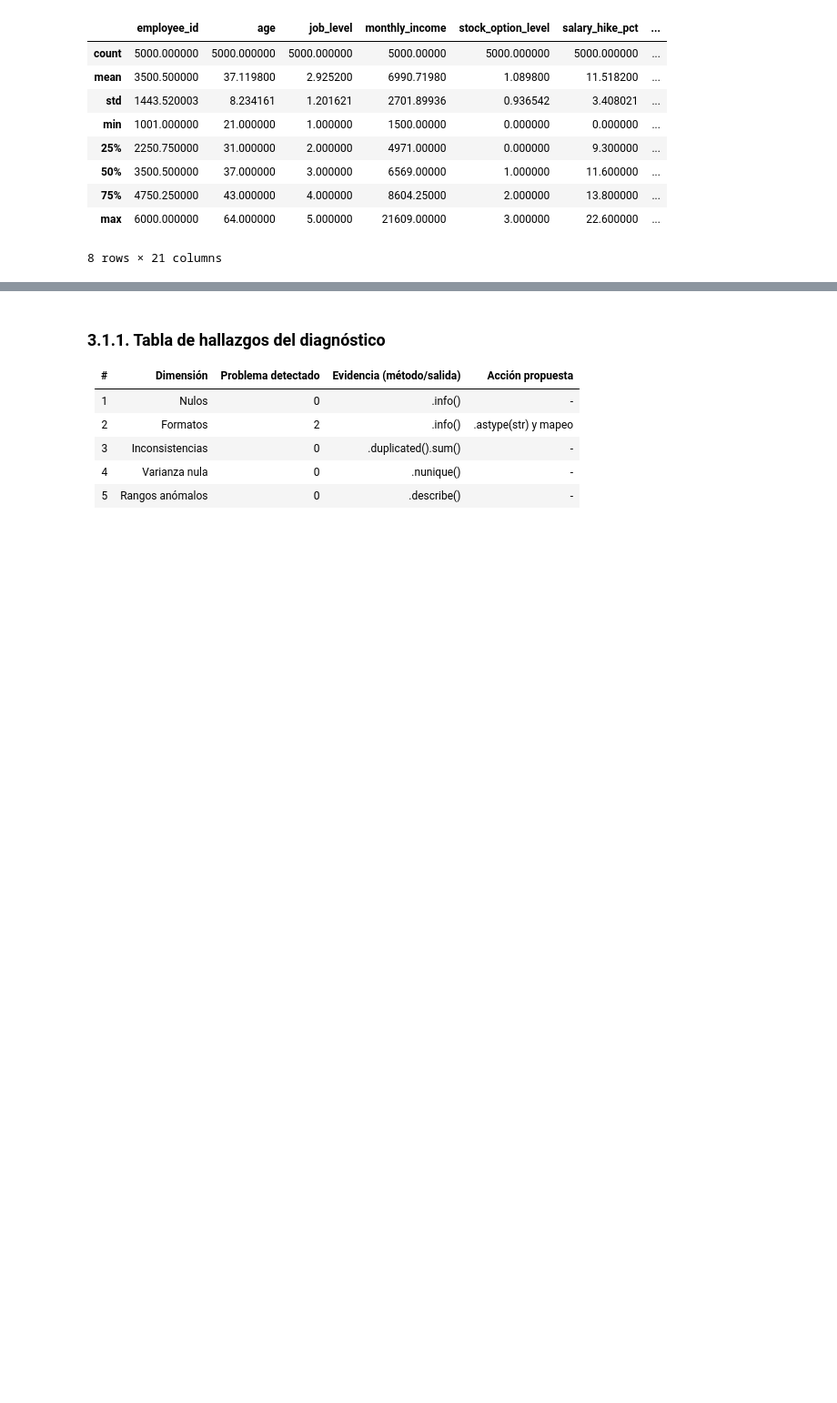
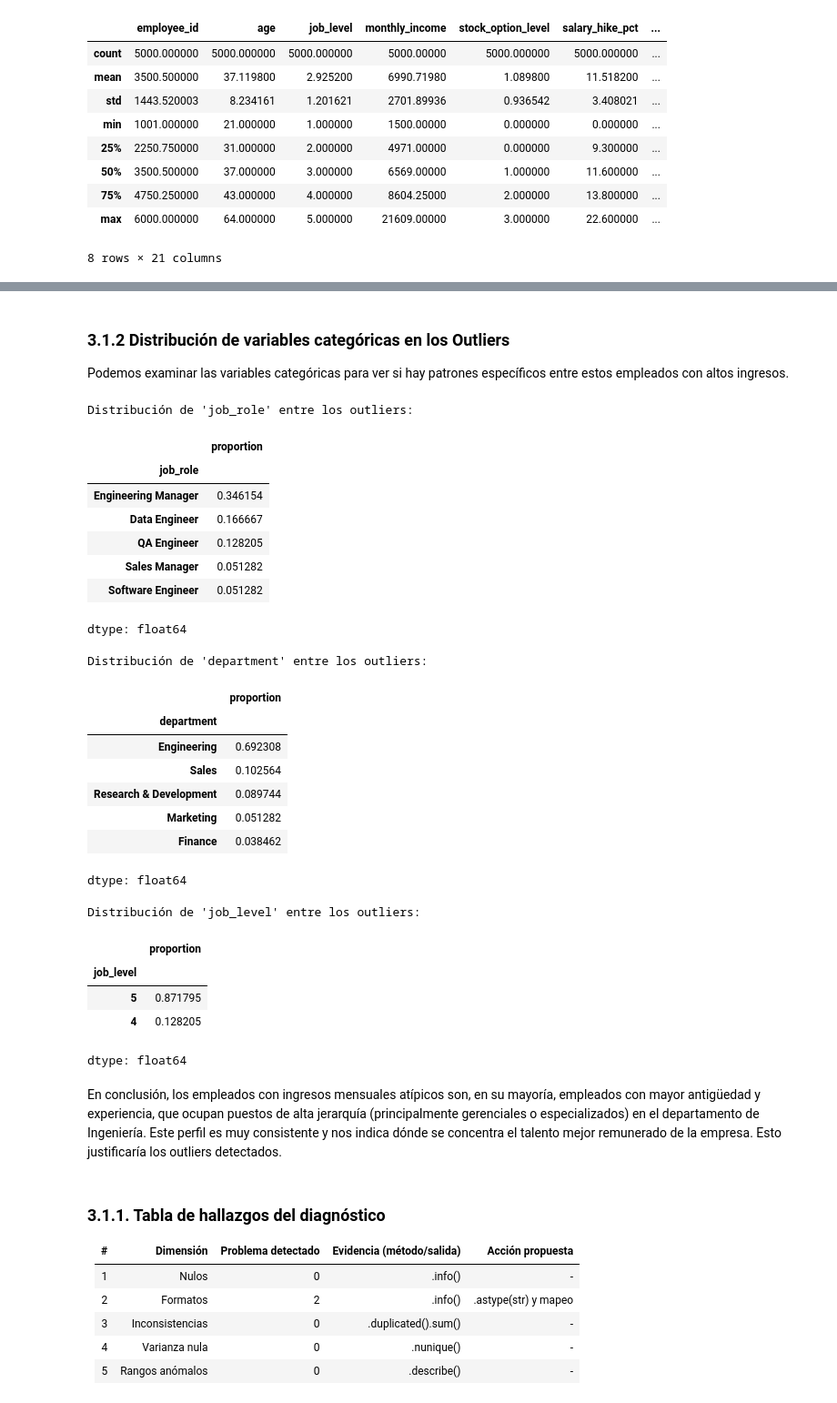
Before and after one commit to Insuanto/Rotacion-personal-2026, a Jupyter notebook: notebooks/Proyecto_final.ipynb, the cells around one changed output, grey strips where cells are left out. Shown at 91% size. Cells and saved outputs as stored; diff of their text form; code cells hidden in the pictures; blank space fills up the shorter version.

```diff
--- a/notebooks/Proyecto_final.ipynb
+++ b/notebooks/Proyecto_final.ipynb
@@ -201,3 +246,45 @@ data_cruda.describe()
+# %% [markdown]
+### 3.1.2 Distribución de variables categóricas en los Outliers
+
+Podemos examinar las variables categóricas para ver si hay patrones específicos entre estos empleados con altos ingresos.
+# %%
+# Análisis para variables categóricas en los outliers
+print("Distribución de 'job_role' entre los outliers:")
+display(outliers['job_role'].value_counts(normalize=True).head()) # Top 5 roles
+
+print("\nDistribución de 'department' entre los outliers:")
+display(outliers['department'].value_counts(normalize=True).head()) # Top 5 departamentos
+
+print("\nDistribución de 'job_level' entre los outliers:")
+display(outliers['job_level'].value_counts(normalize=True).head())
+# %% [output]
+Distribución de 'job_role' entre los outliers:
+|  | proportion |
+| job_role |  |
+| Engineering Manager | 0.346154 |
+| Data Engineer | 0.166667 |
+| QA Engineer | 0.128205 |
+| Sales Manager | 0.051282 |
+| Software Engineer | 0.051282 |
+dtype: float64
+Distribución de 'department' entre los outliers:
+|  | proportion |
+| department |  |
+| Engineering | 0.692308 |
+| Sales | 0.102564 |
+| Research & Development | 0.089744 |
+| Marketing | 0.051282 |
+| Finance | 0.038462 |
+dtype: float64
+Distribución de 'job_level' entre los outliers:
+|  | proportion |
+| job_level |  |
+| 5 | 0.871795 |
+| 4 | 0.128205 |
+dtype: float64
+# %% [markdown]
+En conclusión, los empleados con ingresos mensuales atípicos son, en su mayoría, empleados con mayor antigüedad y experiencia, que ocupan puestos de alta jerarquía (principalmente gerenciales o especializados) en el departamento de Ingeniería. Este perfil es muy consistente y nos indica dónde se concentra el talento mejor remunerado de la empresa.
+Esto justificaría los outliers detectados.
 # %% [markdown]
 ### 3.1.1. Tabla de hallazgos del diagnóstico
 
```
Also changed, not shown: parts of 13 cells of this notebook.
